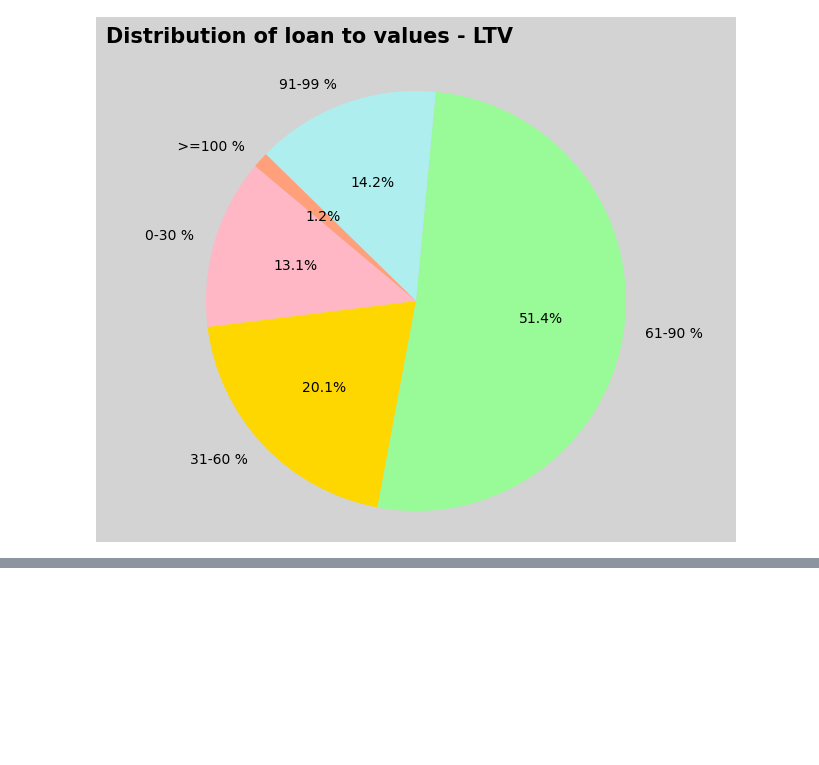
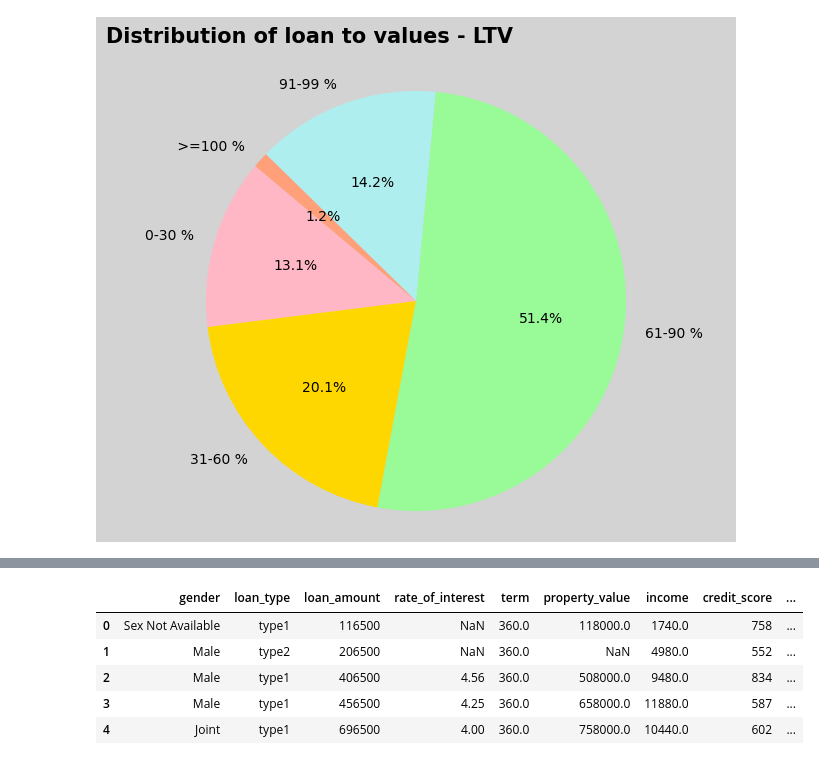
Before and after one commit to KatarinaOldakowski/Loan_Default, a Jupyter notebook: Loan_Default.ipynb, the cells around one changed output, grey strips where cells are left out. Saved outputs shown, nothing was run; the diff lists cells and outputs as text; code cells hidden in the pictures; blank space fills up the shorter version.

```diff
--- a/Loan_Default.ipynb
+++ b/Loan_Default.ipynb
@@ -943,0 +973,23 @@ cleaned_df.to_csv("C:/Users/katar_223g2eq/OneDrive/Katarina_Data_Science/Data Sc
+# %%
+# Creating new funkction which allocate credit scores according to banking standards
+
+def categorize_credit_score(credit_score):
+    if 500 <= credit_score <= 629:
+        return "Bad"
+    elif 630 <= credit_score <=689:
+        return "Fair"
+    elif 690 <= credit_score <=719:
+        return "Good"
+    elif 720 <= credit_score:
+        return "Excellent"
+# %%
+cdf["credit_score_category"] = cdf["credit_score"].apply(categorize_credit_score)
+# %%
+cdf.head(5)
+# %% [output]
+|  | gender | loan_type | loan_amount | rate_of_interest | term | property_value | income | credit_score | ... |
+| 0 | Sex Not Available | type1 | 116500 | NaN | 360.0 | 118000.0 | 1740.0 | 758 | ... |
+| 1 | Male | type2 | 206500 | NaN | 360.0 | NaN | 4980.0 | 552 | ... |
+| 2 | Male | type1 | 406500 | 4.56 | 360.0 | 508000.0 | 9480.0 | 834 | ... |
+| 3 | Male | type1 | 456500 | 4.25 | 360.0 | 658000.0 | 11880.0 | 587 | ... |
+| 4 | Joint | type1 | 696500 | 4.00 | 360.0 | 758000.0 | 10440.0 | 602 | ... |
```
Also changed, not shown: parts of 8 cells of this notebook.
